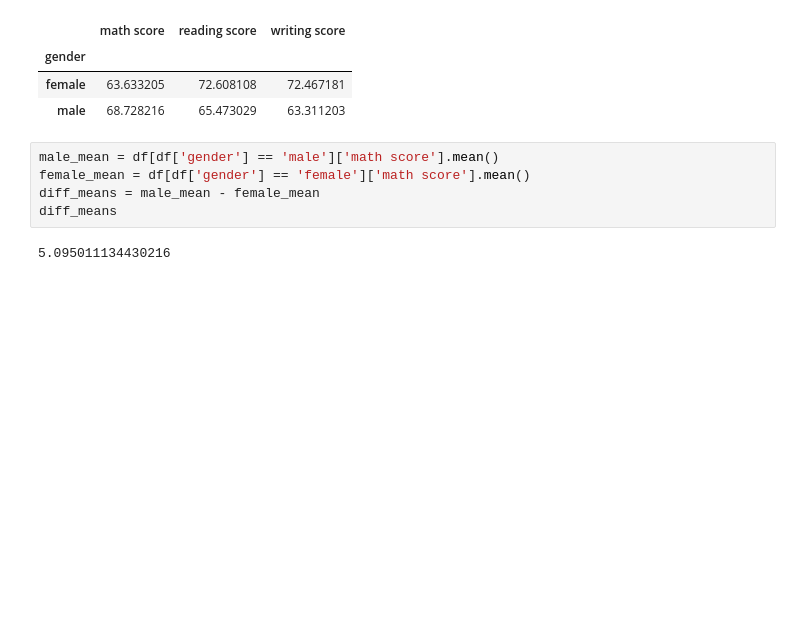
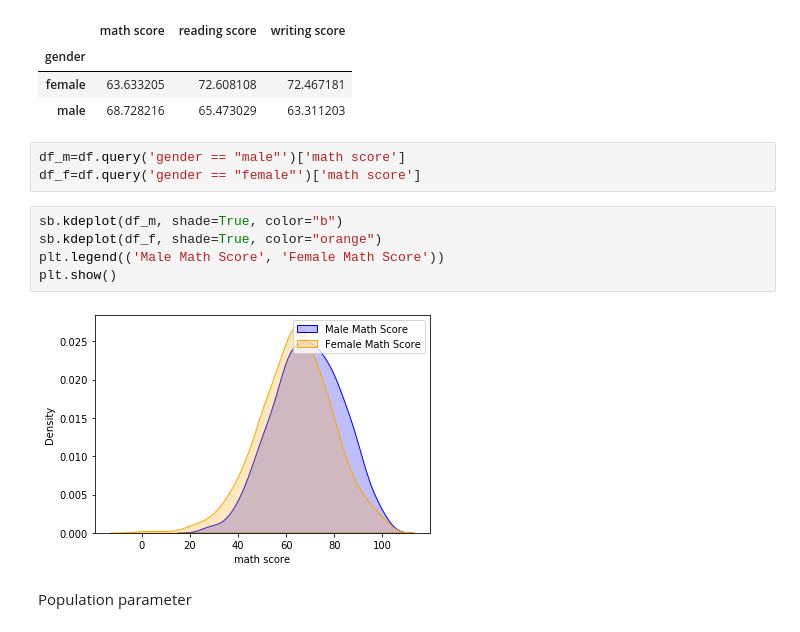
Before and after one commit to Marvykalu/DataScience_Projects, a Jupyter notebook: Practical_Statistics/StudentsPerformance.ipynb, the cells around one changed output. Cells and saved outputs as stored; diff of their text form; blank space fills up the shorter version.

```diff
--- a/Practical_Statistics/StudentsPerformance.ipynb
+++ b/Practical_Statistics/StudentsPerformance.ipynb
@@ -78,9 +45,14 @@ df.groupby('gender')[['math score', 'reading score', 'writing score']].mean()
 | female | 63.633205 | 72.608108 | 72.467181 |
 | male | 68.728216 | 65.473029 | 63.311203 |
 # %%
-male_mean = df[df['gender'] == 'male']['math score'].mean()
-female_mean = df[df['gender'] == 'female']['math score'].mean()
-diff_means = male_mean - female_mean
-diff_means
+df_m=df.query('gender == "male"')['math score']
+df_f=df.query('gender == "female"')['math score']
-# %% [output]
-5.095011134430216
+# %%
+sb.kdeplot(df_m, shade=True, color="b")
+sb.kdeplot(df_f, shade=True, color="orange")
+plt.legend(('Male Math Score', 'Female Math Score'))
+plt.show()
+# %% [output]
+[figure, added]
+# %% [markdown]
+Population parameter
```
Also changed, not shown: parts of 29 cells of this notebook.
